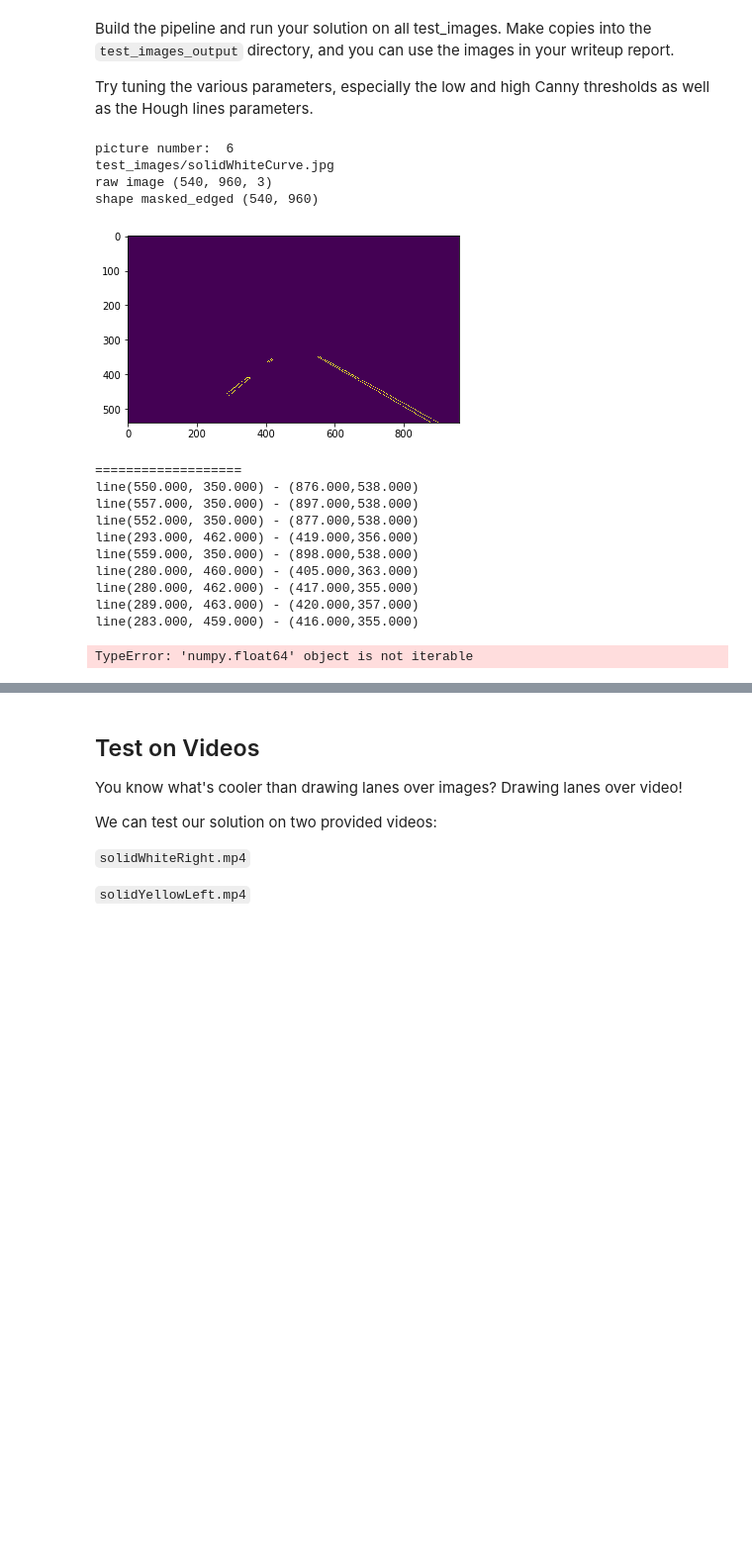
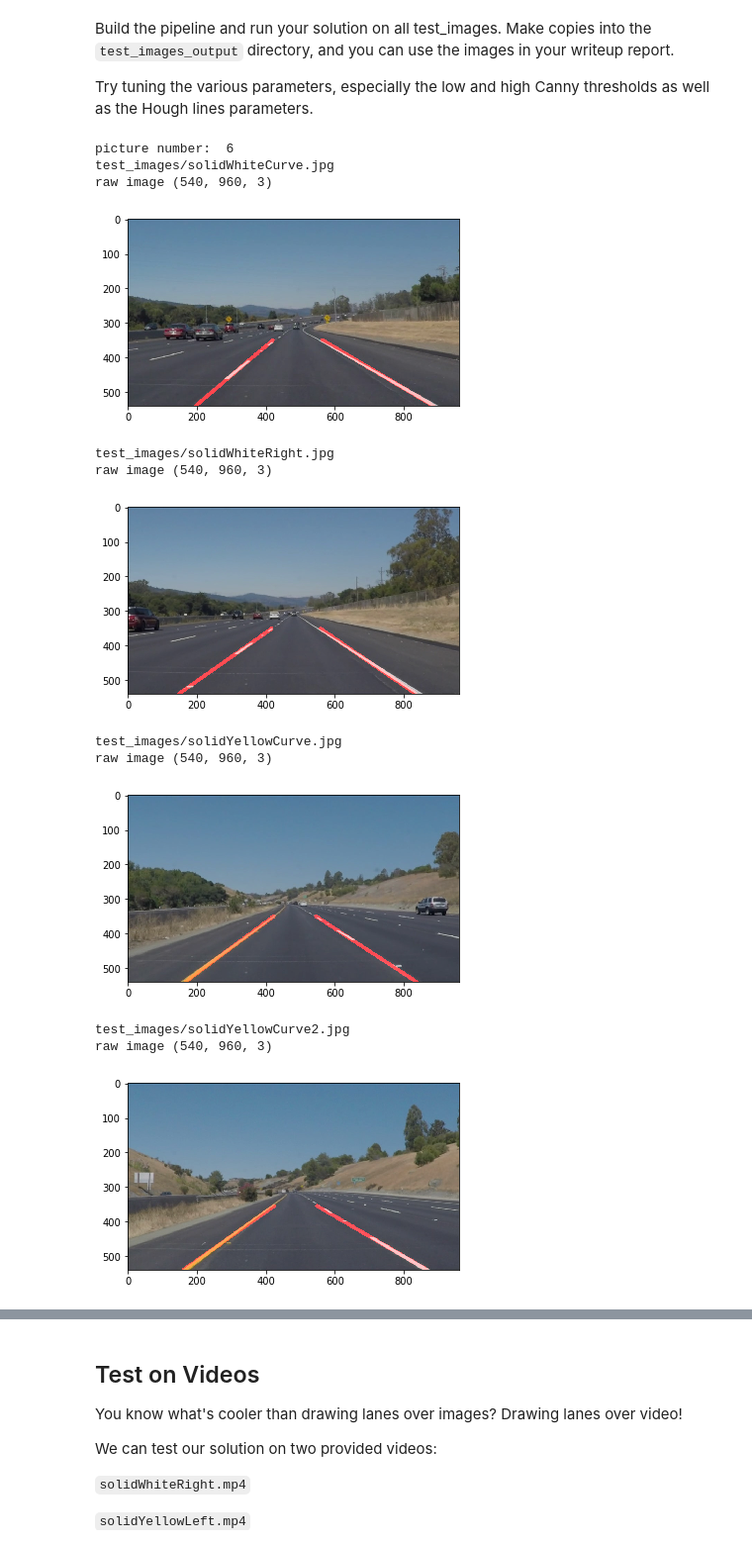
Before and after one commit to kintzhao/CarND-LaneLines-P1, a Jupyter notebook: P1.ipynb, the cells around one changed output, grey strips where cells are left out. Shown: that part at 99% size. Drawn from its saved outputs; the diff is of its cells as text; code cells hidden in the pictures; blank space fills up the shorter version.

```diff
--- a/P1.ipynb
+++ b/P1.ipynb
@@ -273,59 +279,63 @@ Try tuning the various parameters, especially the low and high Canny thresholds
 # TODO: Build your pipeline that will draw lane lines on the test_images
 # then save them to the test_images directory.
 fileDir = "test_images/"
+saveFileDir = "test_images_output/"
 print("picture number: ", np.shape(imgs)[0])
 for imgFile in imgs:
     fileAddres = fileDir+imgFile
     print(fileAddres)
     #img = cv2.imread(fileAddres)
     img = mpimg.imread(fileAddres)
     original_image = np.copy(img)
     print("raw image",np.shape(img));
     #plt.imshow(img)
     #plt.show()
-    grayImg= grayscale(img)
+    grayImg = grayscale(img)
+    cv2.imwrite(saveFileDir+"gray_"+imgFile,grayImg)
 
     guassImage = gaussian_blur(grayImg,5)
+    cv2.imwrite(saveFileDir+"guass_"+imgFile, guassImage)
     cannyImage = canny(guassImage, 80, 150)
+    cv2.imwrite(saveFileDir+"canny_"+imgFile, cannyImage)
     #print("shape cannyImage",np.shape(cannyImage))
     #plt.imshow(cannyImage)
     plt.show()
 
     imshape = image.shape
     vertices = np.array([[(50,imshape[0]),(400, 350), (600,350),(700,400),(imshape[1],imshape[0])]], dtype=np.int32)
     maskImg = region_of_interest(cannyImage, vertices)
-    print("shape masked_edged",np.shape(maskImg))
-    plt.imshow(maskImg)
-    plt.show()
+    #print("shape masked_edged",np.shape(maskImg))
+    #plt.imshow(maskImg)
+    #plt.show()
+    cv2.imwrite(saveFileDir+"mask_"+imgFile, maskImg)
 
-    rho = 1#25 # distance resolution in pixels of the Hough grid
-    theta = np.pi/180#8*np.pi/180 # angular resolution in radians of the Hough grid
+    rho = 15 # distance resolution in pixels of the Hough grid
+    theta =4*np.pi/180 # angular resolution in radians of the Hough grid
 
-    threshold =15# 45     # minimum number of votes (intersections in Hough grid cell)
-    min_line_length = 80#80 #minimum number of pixels making up a line
-    max_line_gap = 80#80   # maximum gap in pixels between connectable line segments
+    threshold =25     # minimum number of votes (intersections in Hough grid cell)
+    min_line_length = 50#80 #minimum number of pixels making up a line
+    max_line_gap = 40#80   # maximum gap in pixels between connectable line segments
 
     line_image = hough_lines(maskImg, rho, theta, threshold, min_line_length, max_line_gap)
-    plt.imshow(line_image)
-    plt.show()
+    #plt.imshow(line_image)
+    #plt.show()
+    cv2.imwrite(saveFileDir+"hough_"+imgFile, line_image)
 
     resultImg = weighted_img(line_image,original_image,0.8,1)
+    cv2.imwrite(saveFileDir+"weighted_"+imgFile, resultImg)
     plt.imshow(resultImg)
     plt.show()
 # %% [output]
 picture number:  6
 test_images/solidWhiteCurve.jpg
 raw image (540, 960, 3)
-shape masked_edged (540, 960)
-[figure, old version]
+[figure, new version]
-===================
-line(550.000, 350.000) - (876.000,538.000)
-line(557.000, 350.000) - (897.000,538.000)
-line(552.000, 350.000) - (877.000,538.000)
-line(293.000, 462.000) - (419.000,356.000)
-line(559.000, 350.000) - (898.000,538.000)
-line(280.000, 460.000) - (405.000,363.000)
-line(280.000, 462.000) - (417.000,355.000)
-line(289.000, 463.000) - (420.000,357.000)
-line(283.000, 459.000) - (416.000,355.000)
+test_images/solidWhiteRight.jpg
+raw image (540, 960, 3)
+[figure, added]
-TypeError: 'numpy.float64' object is not iterable
+test_images/solidYellowCurve.jpg
+raw image (540, 960, 3)
+[figure, added]
+test_images/solidYellowCurve2.jpg
+raw image (540, 960, 3)
+[figure, added]
```
Also changed, not shown: parts of 5 cells of this notebook, 53 other files.
